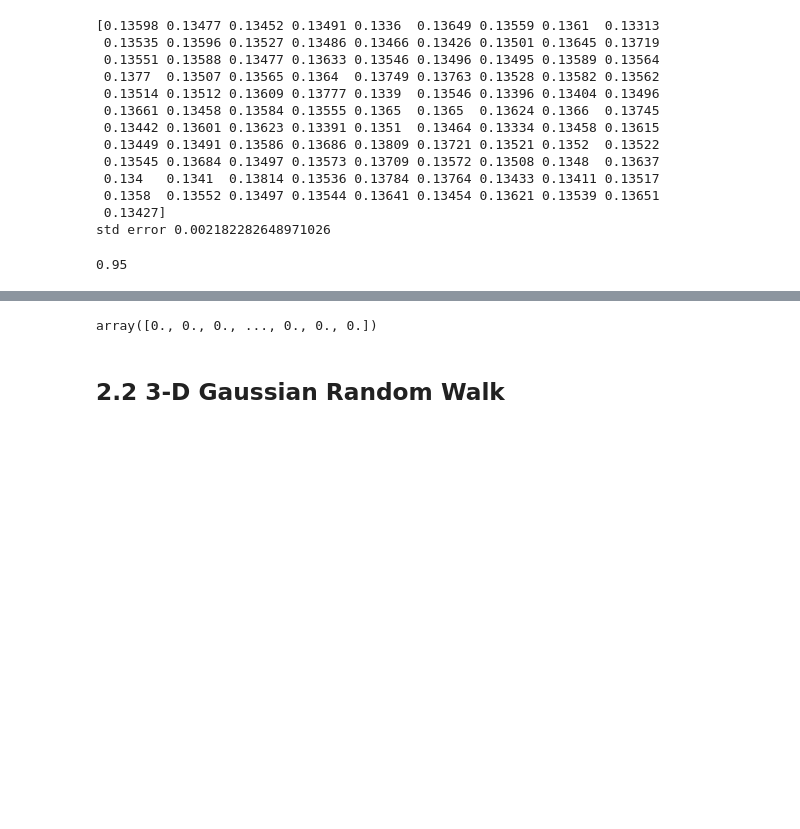
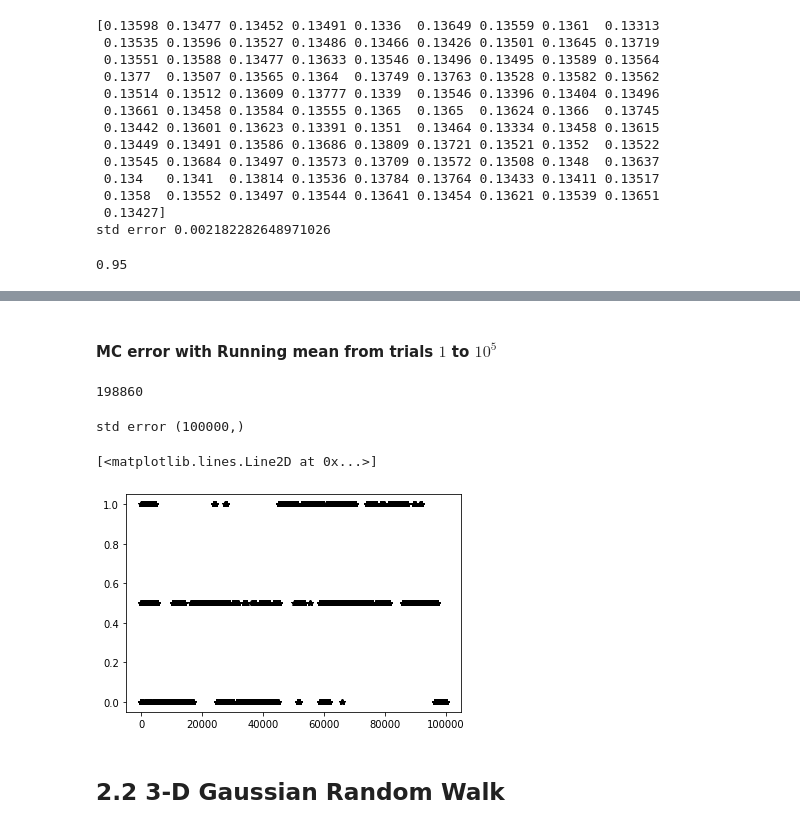
Before and after one commit to hardikparwana/aerosp567, a Jupyter notebook: Project 1_3.ipynb, the cells around one changed output, grey strips where cells are left out. Drawn from its saved outputs; the diff is of its cells as text; code cells hidden in the pictures; blank space fills up the shorter version.

Commit message:
Q3 running mean debugged

```diff
--- a/Project 1_3.ipynb
+++ b/Project 1_3.ipynb
@@ -295,24 +251,2 @@ np.sum(probability_estimates>0.13)
-# %%
-def calculate_success_rates(probability_estimates, num_replicate)
-    z = 2
-    std_error =np.std(probability_estimates, axis=0)#/np.sqrt(num_replicate) sigma/sqrt(n) is the std deviation of Sn. Therefore no need to divide by sqrt(n)
-
-    print("std error", z*std_error)
-
-    success = np.zeros(100000)
-    for run in range(100000):
-        Sn = probability_estimates[:, run]
-        for i in range(num_replicate):
-            bound_lower = Sn[i] - z*std_error[i]
-            bound_upper = Sn[i] + z*std_error[i]
-            if true_value<=bound_upper and true_value>=bound_lower:
-                success[run] = success[run] + 1
-
-    return success/num_replicate
-
-success_rates = calculate_success_rates(probability_estimates, num_replicate)
-# %%
-np.shape(success_rates)
-success_rates
-# %% [output]
-array([0., 0., 0., ..., 0., 0., 0.])
+# %% [markdown]
+#### MC error with Running mean from trials $1$ to $10^5$
@@ -319,3 +278,36 @@ array([0., 0., 0., ..., 0., 0., 0.])
+# %%
+# plt.plot(probability_estimates)
+np.sum(probability_estimates>0.13)
+# %% [output]
+198860
+# %%
+def calculate_success_rates(probability_estimates, num_replicate,true_value):
+    z = 2
+    std_error =np.std(probability_estimates, axis=0)#/np.sqrt(num_replicate) sigma/sqrt(n) is the std deviation of Sn. Therefore no need to divide by sqrt(n)
+
+    print("std error", np.shape(std_error))
+
+    success = np.zeros(100000)
+    for run in range(100000):
+        Sn = probability_estimates[:, run]
+        for i in range(num_replicate):
+            bound_lower = Sn[i] - z*std_error[run]
+            bound_upper = Sn[i] + z*std_error[run]
+            if true_value<=bound_upper and true_value>=bound_lower:
+                success[run] = success[run] + 1
+
+    return success/num_replicate
+
+success_rates = calculate_success_rates(probability_estimates, num_replicate, true_value=0.135626)
+# %% [output]
+std error (100000,)
+# %%
+np.max(success_rates)
+# success_rates
+plt.plot(success_rates,'k*')
+# %% [output]
+[<matplotlib.lines.Line2D at 0x...>]
+[figure, added]
 # %% [markdown]
 ## 2.2 3-D Gaussian Random Walk
 # %% [markdown]
```
Also changed, not shown: parts of 14 cells of this notebook, 17 other files.
